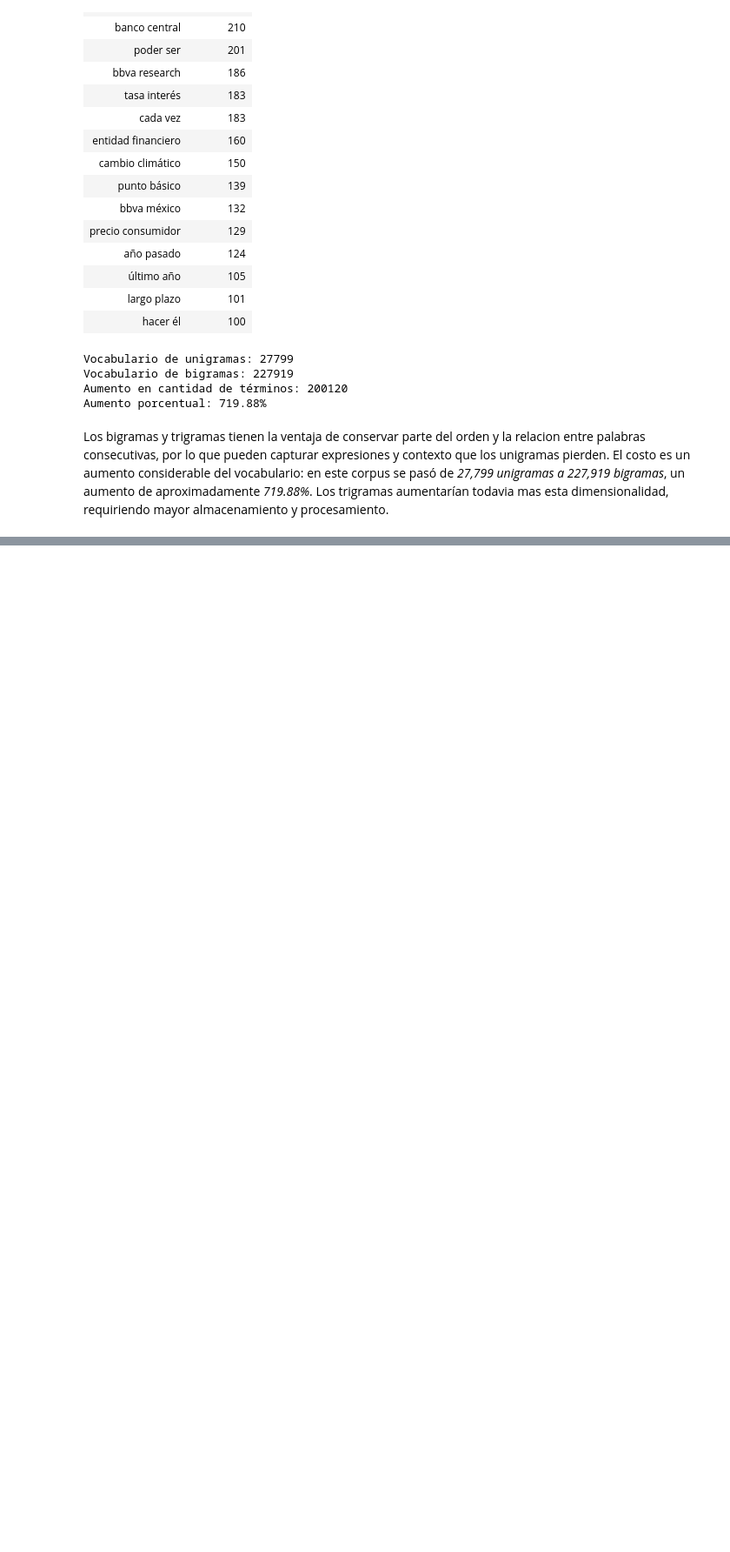
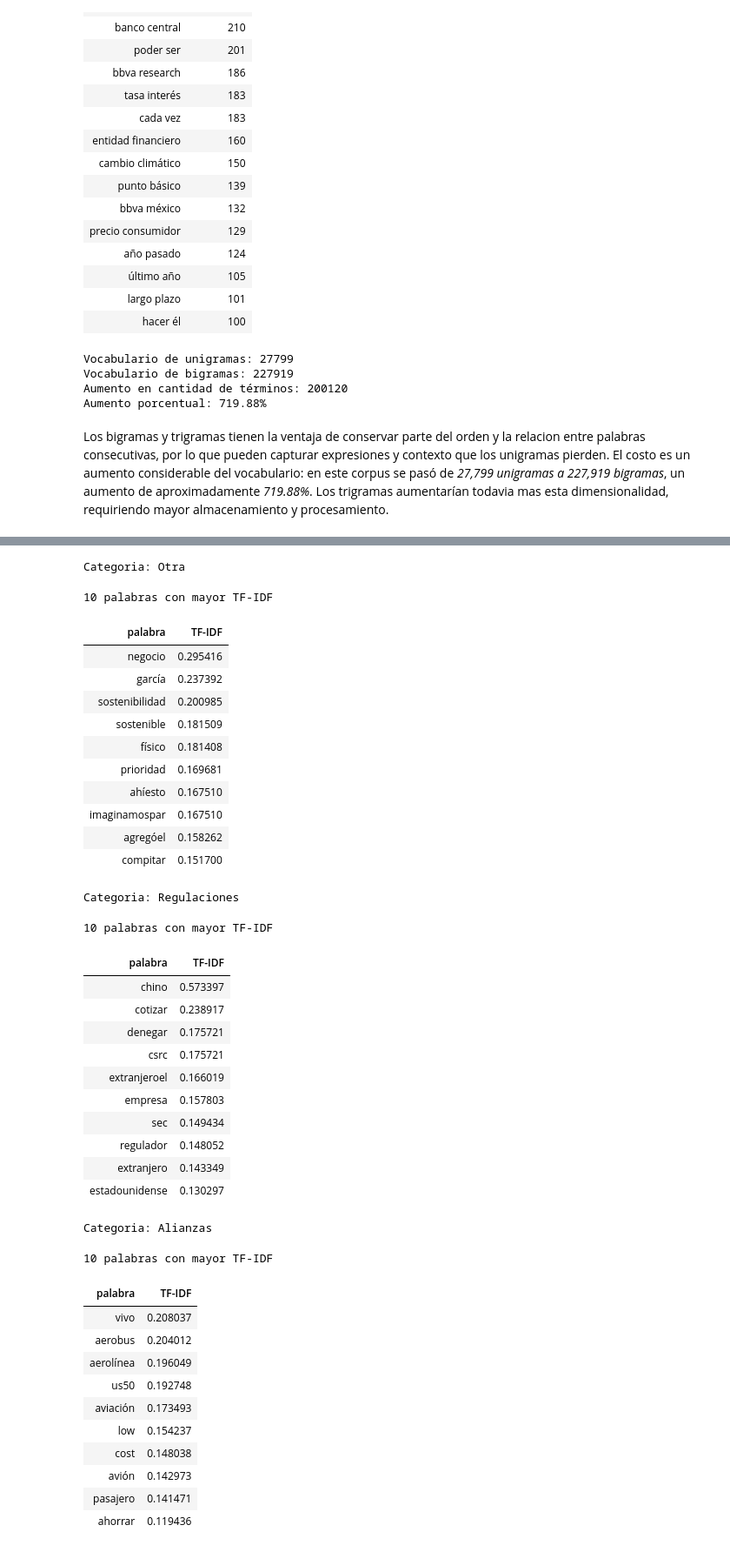
Before and after one commit to JuanDi37/Laboratorio-2, a Jupyter notebook: Laboratorio#2NLP.ipynb, the cells around one changed output, grey strips where cells are left out. Shown at 87% size. Cells and saved outputs as stored; diff of their text form; code cells hidden in the pictures; blank space fills up the shorter version.

```diff
--- a/Laboratorio#2NLP.ipynb
+++ b/Laboratorio#2NLP.ipynb
@@ -603,0 +676,71 @@ Los bigramas y trigramas tienen la ventaja de conservar parte del orden y la rel
+# %%
+#obtenemos las 10 palabras con mayor puntaje TF-IDF de cada documento
+
+resultados_tfidf = {}
+
+for indice in indices_documentos:
+
+    fila_tfidf = matriz_tfidf[indice]
+
+    posiciones = fila_tfidf.indices
+    valores = fila_tfidf.data
+
+    orden = valores.argsort()[::-1][:10]
+
+    top_tfidf = pd.DataFrame({
+        "palabra": vocabulario_tfidf[posiciones[orden]],
+        "TF-IDF": valores[orden]
+    })
+
+    resultados_tfidf[indice] = top_tfidf
+
+    print(
+        "\nCategoria:",
+        corpus.loc[indice, CATEGORY_COL]
+    )
+
+    display(
+        top_tfidf.style
+        .hide(axis="index")
+        .set_caption("10 palabras con mayor TF-IDF")
+    )
+# %% [output]
+Categoria: Otra
+10 palabras con mayor TF-IDF
+| palabra | TF-IDF |
+| negocio | 0.295416 |
+| garcía | 0.237392 |
+| sostenibilidad | 0.200985 |
+| sostenible | 0.181509 |
+| físico | 0.181408 |
+| prioridad | 0.169681 |
+| ahíesto | 0.167510 |
+| imaginamospar | 0.167510 |
+| agregóel | 0.158262 |
+| compitar | 0.151700 |
+Categoria: Regulaciones
+10 palabras con mayor TF-IDF
+| palabra | TF-IDF |
+| chino | 0.573397 |
+| cotizar | 0.238917 |
+| denegar | 0.175721 |
+| csrc | 0.175721 |
+| extranjeroel | 0.166019 |
+| empresa | 0.157803 |
+| sec | 0.149434 |
+| regulador | 0.148052 |
+| extranjero | 0.143349 |
+| estadounidense | 0.130297 |
+Categoria: Alianzas
+10 palabras con mayor TF-IDF
+| palabra | TF-IDF |
+| vivo | 0.208037 |
+| aerobus | 0.204012 |
+| aerolínea | 0.196049 |
+| us50 | 0.192748 |
+| aviación | 0.173493 |
+| low | 0.154237 |
+| cost | 0.148038 |
+| avión | 0.142973 |
+| pasajero | 0.141471 |
+| ahorrar | 0.119436 |
```
Also changed, not shown: parts of 9 cells of this notebook.
